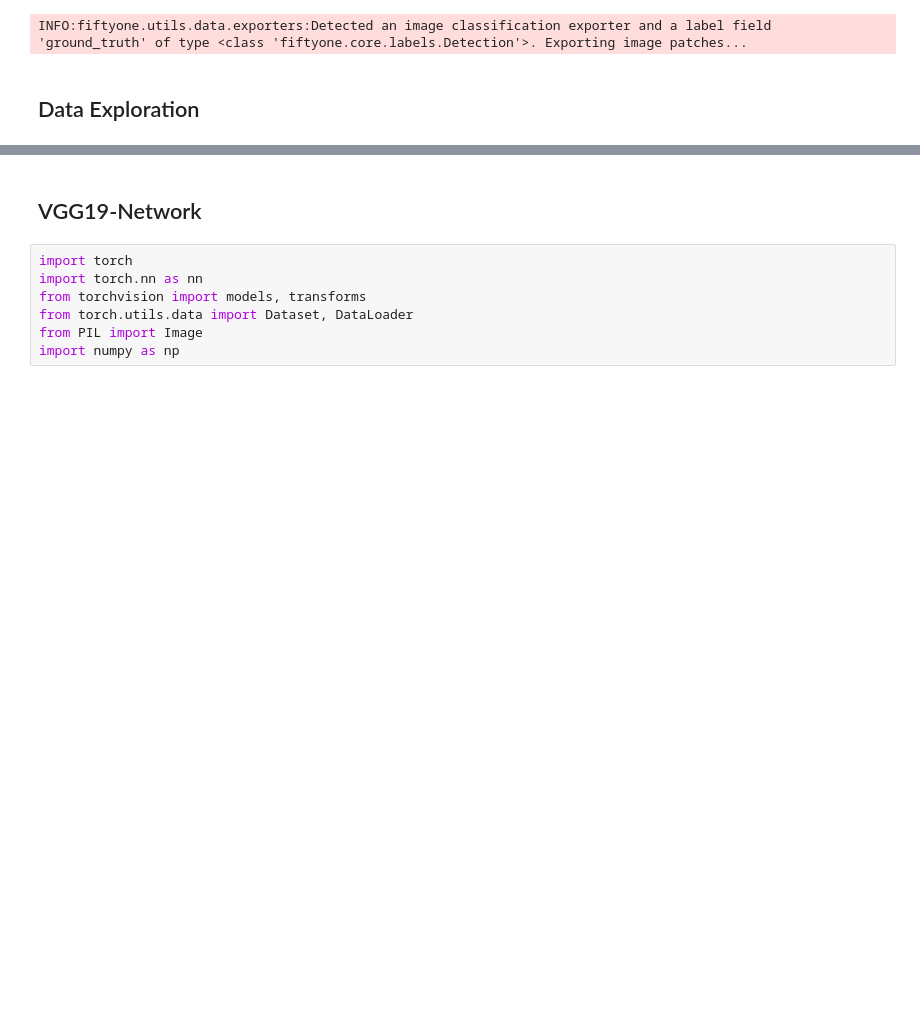
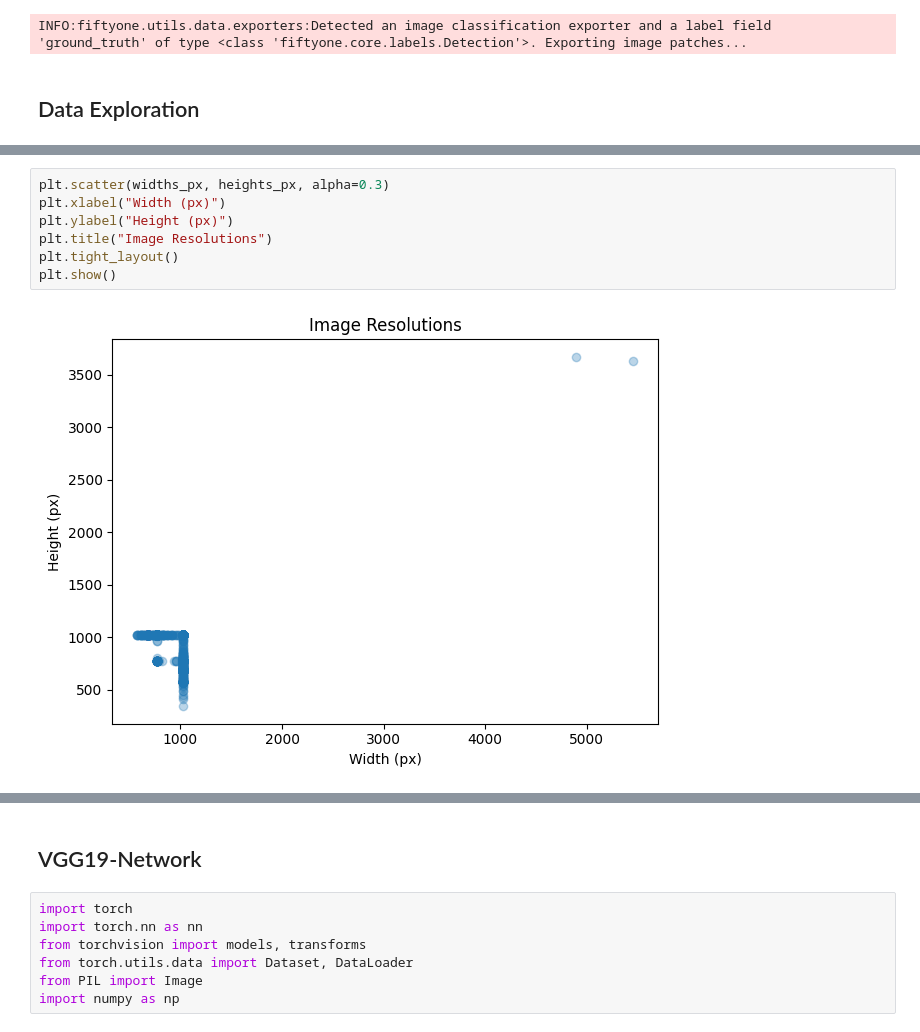
Before and after one commit to GeorgH02/Image-Classification, a Jupyter notebook: project.ipynb, the cells around one changed output, grey strips where cells are left out. Cells and saved outputs as stored; diff of their text form; blank space fills up the shorter version.

```diff
--- a/project.ipynb
+++ b/project.ipynb
@@ -116,3 +157,12 @@ Ice cream: 704
+# %%
+plt.scatter(widths_px, heights_px, alpha=0.3)
+plt.xlabel("Width (px)")
+plt.ylabel("Height (px)")
+plt.title("Image Resolutions")
+plt.tight_layout()
+plt.show()
+# %% [output]
+[figure, added]
 # %%
 # looking at how "cluttered" the images are on average, could affect training/performance
 import numpy as np
```
Also changed, not shown: parts of 15 cells of this notebook.
